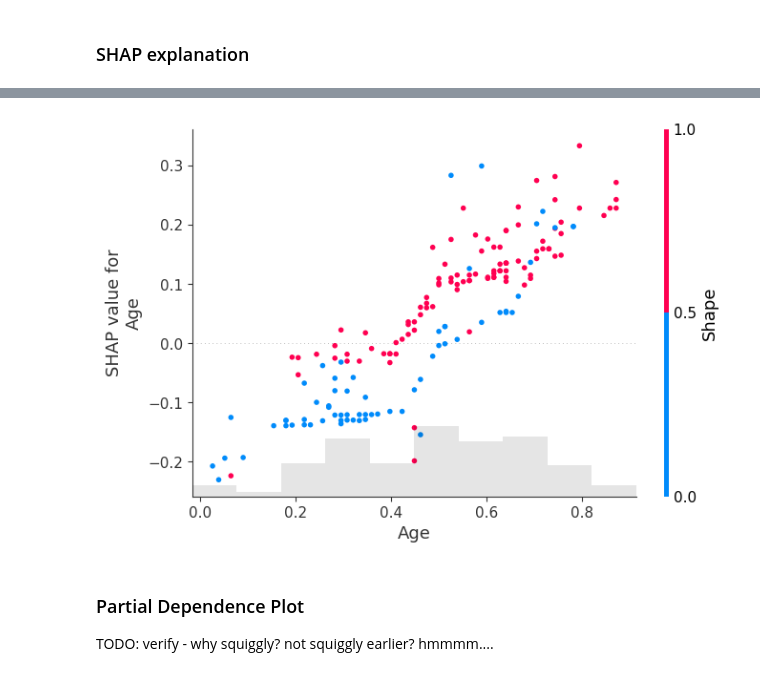
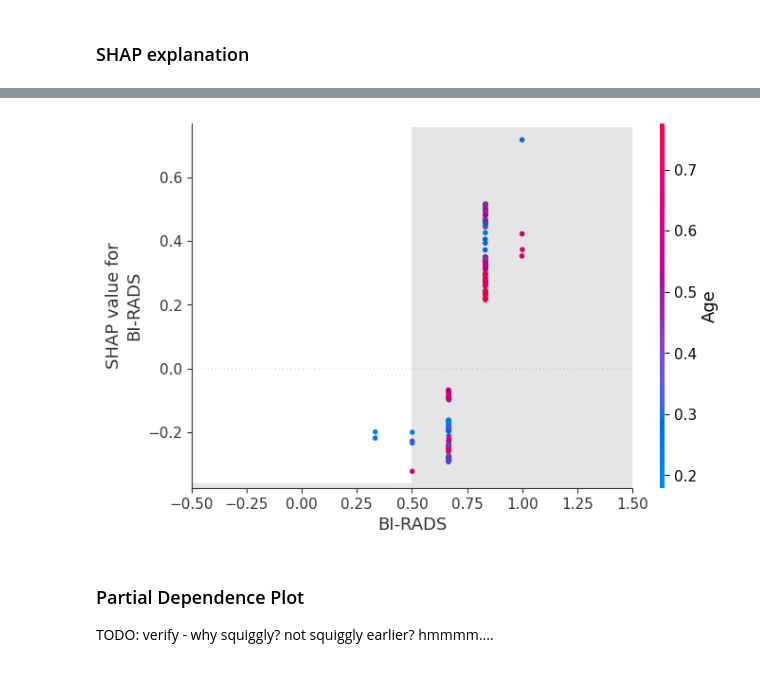
Before and after one commit to MatTheTab/Decision_Analysis, a Jupyter notebook: Project_3/BDA_Project_3.ipynb, the cells around one changed output, grey strips where cells are left out. Cells and saved outputs as stored; diff of their text form; code cells hidden in the pictures.

```diff
--- a/Project_3/BDA_Project_3.ipynb
+++ b/Project_3/BDA_Project_3.ipynb
@@ -1062,7 +1091,7 @@ shap.plots.waterfall(shap_values[9])
 # %%
-shap.plots.scatter(shap_values[:, "Age"], color=shap_values)
+shap.plots.scatter(shap_values[:, "BI-RADS"], color=shap_values)
 # %% [output]
-[figure, old version]
+[figure, new version]
 # %% [markdown]
 ### Partial Dependence Plot
 
```
Also changed, not shown: parts of 27 cells of this notebook.
